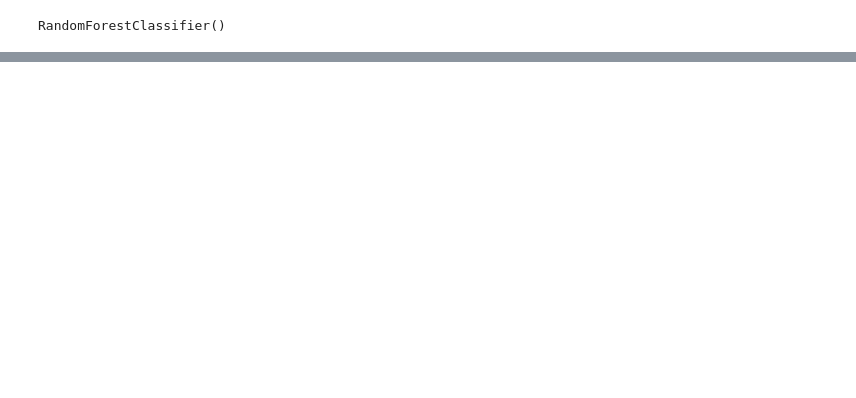
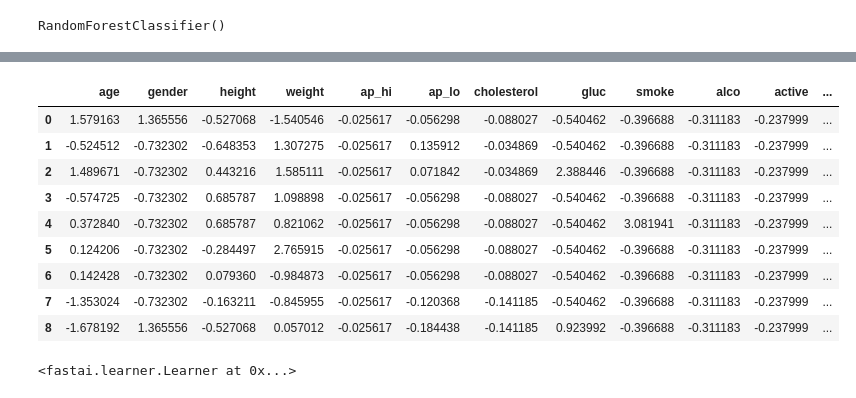
Before and after one commit to Rafath-Auvee/Thesis-Paper, a Jupyter notebook: Thesis Code.ipynb, the cells around one changed output, grey strips where cells are left out. Saved outputs shown, nothing was run; the diff lists cells and outputs as text; code cells hidden in the pictures; blank space fills up the shorter version.

```diff
--- a/Thesis Code.ipynb
+++ b/Thesis Code.ipynb
@@ -237,0 +341,2 @@ For Fold 10 the accuracy is 0.9574571428571429
+# %%
+learn.fit_one_cycle(20, 5e-2)
@@ -237,0 +366,3 @@ For Fold 10 the accuracy is 0.9574571428571429
+# %%
+learn.show_results()
+# %% [output]
@@ -237,0 +370,14 @@ For Fold 10 the accuracy is 0.9574571428571429
+|  | age | gender | height | weight | ap_hi | ap_lo | cholesterol | gluc | smoke | alco | active | ... |
+| 0 | 1.579163 | 1.365556 | -0.527068 | -1.540546 | -0.025617 | -0.056298 | -0.088027 | -0.540462 | -0.396688 | -0.311183 | -0.237999 | ... |
+| 1 | -0.524512 | -0.732302 | -0.648353 | 1.307275 | -0.025617 | 0.135912 | -0.034869 | -0.540462 | -0.396688 | -0.311183 | -0.237999 | ... |
+| 2 | 1.489671 | -0.732302 | 0.443216 | 1.585111 | -0.025617 | 0.071842 | -0.034869 | 2.388446 | -0.396688 | -0.311183 | -0.237999 | ... |
+| 3 | -0.574725 | -0.732302 | 0.685787 | 1.098898 | -0.025617 | -0.056298 | -0.088027 | -0.540462 | -0.396688 | -0.311183 | -0.237999 | ... |
+| 4 | 0.372840 | -0.732302 | 0.685787 | 0.821062 | -0.025617 | -0.056298 | -0.088027 | -0.540462 | 3.081941 | -0.311183 | -0.237999 | ... |
+| 5 | 0.124206 | -0.732302 | -0.284497 | 2.765915 | -0.025617 | -0.056298 | -0.088027 | -0.540462 | -0.396688 | -0.311183 | -0.237999 | ... |
+| 6 | 0.142428 | -0.732302 | 0.079360 | -0.984873 | -0.025617 | -0.056298 | -0.088027 | -0.540462 | -0.396688 | -0.311183 | -0.237999 | ... |
+| 7 | -1.353024 | -0.732302 | -0.163211 | -0.845955 | -0.025617 | -0.120368 | -0.141185 | -0.540462 | -0.396688 | -0.311183 | -0.237999 | ... |
+| 8 | -1.678192 | 1.365556 | -0.527068 | 0.057012 | -0.025617 | -0.184438 | -0.141185 | 0.923992 | -0.396688 | -0.311183 | -0.237999 | ... |
+# %%
+learn.load(model_name+'_best')
+# %% [output]
+<fastai.learner.Learner at 0x...>
```
Also changed, not shown: parts of 33 cells of this notebook, 4 other files.
